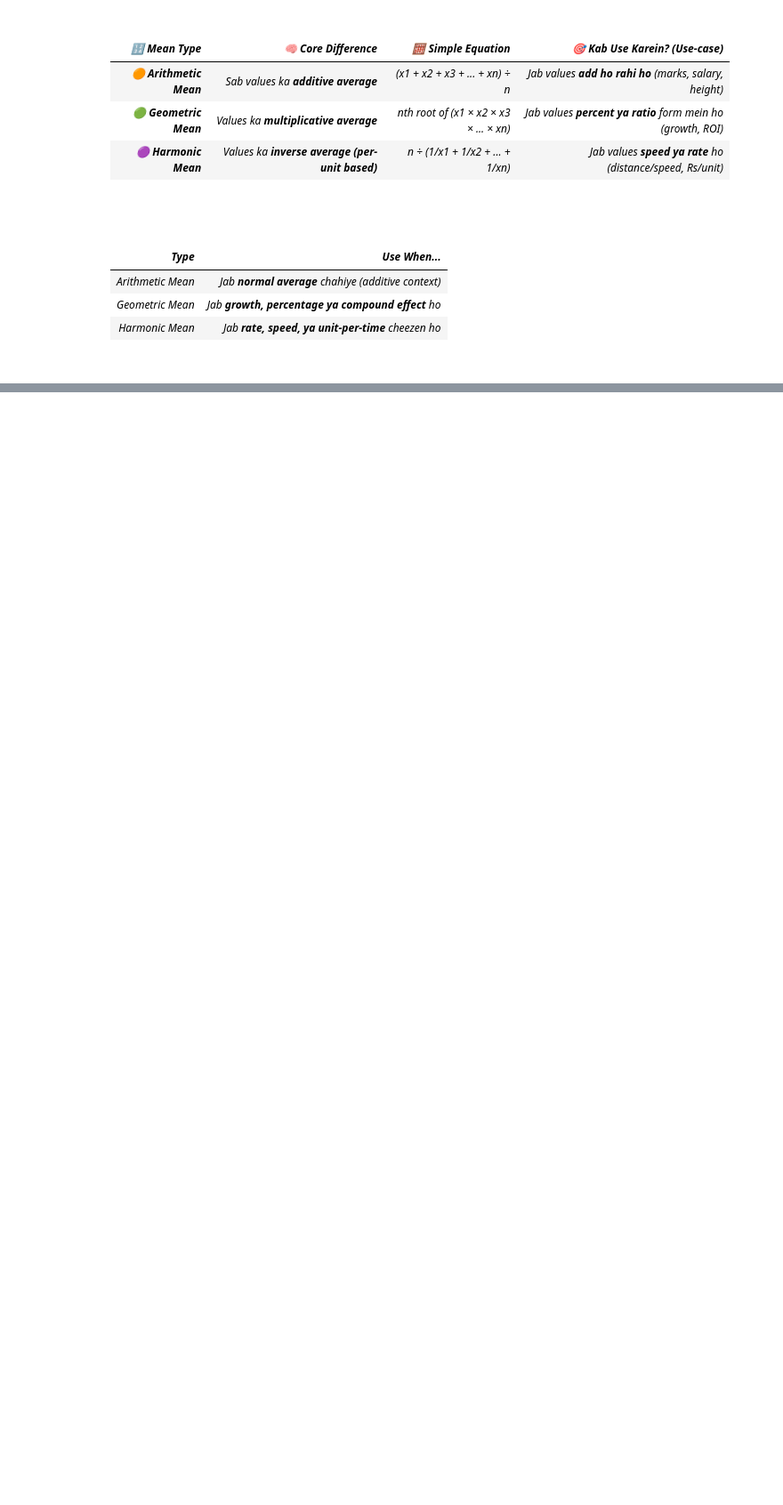
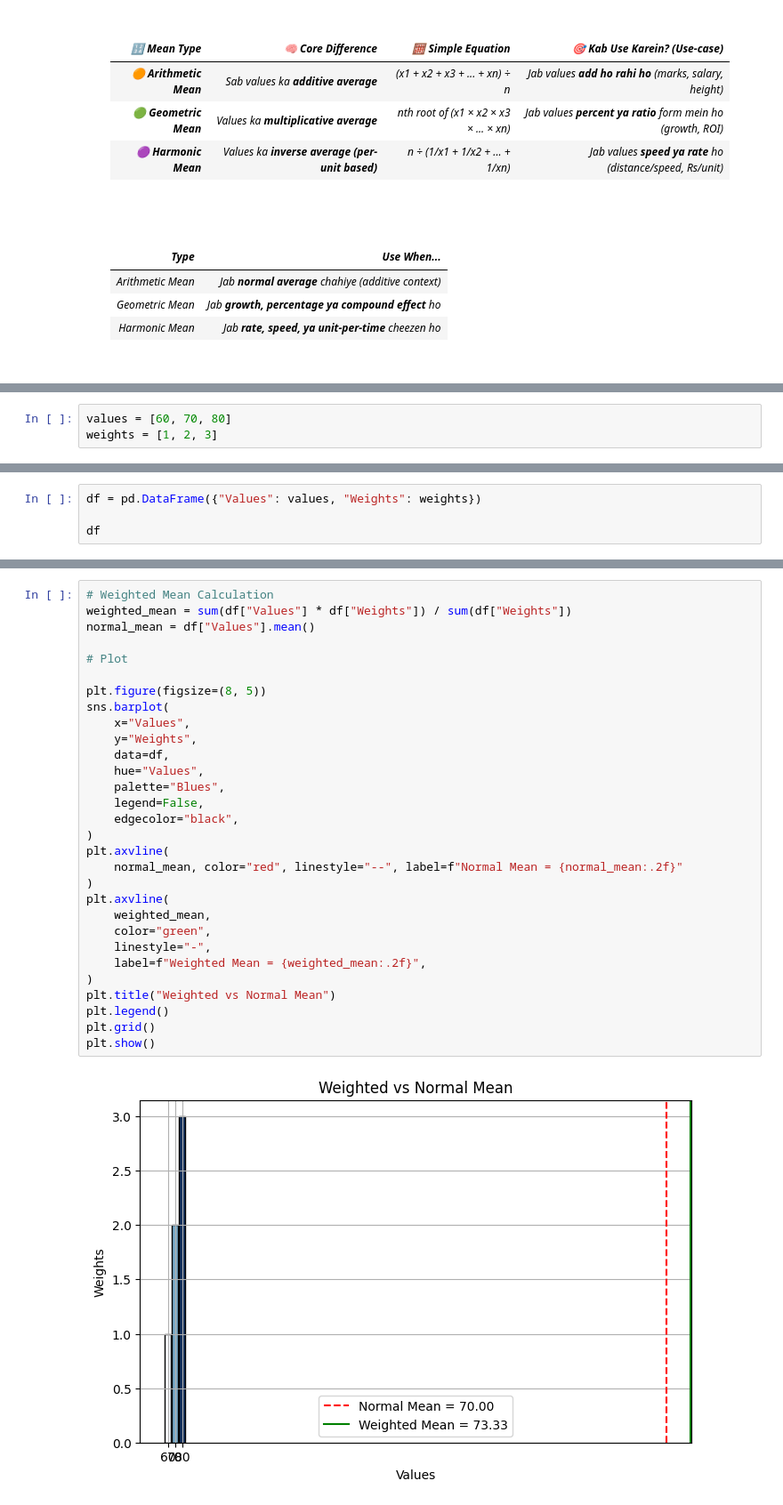
Before and after one commit to Mubeen-Ahmad/AI, a Jupyter notebook: 3.ipynb, the cells around one changed output, grey strips where cells are left out. Shown: that part at 89% size. Saved outputs shown, nothing was run; the diff lists cells and outputs as text; blank space fills up the shorter version.

```diff
--- a/3.ipynb
+++ b/3.ipynb
@@ -576,0 +818,3 @@ plt.show()
+# %%
+values = [60, 70, 80]
+weights = [1, 2, 3]
@@ -576,0 +832,4 @@ plt.show()
+# %%
+df = pd.DataFrame({"Values": values, "Weights": weights})
+
+df
@@ -576,0 +841,32 @@ plt.show()
+# %%
+# Weighted Mean Calculation
+weighted_mean = sum(df["Values"] * df["Weights"]) / sum(df["Weights"])
+normal_mean = df["Values"].mean()
+
+# Plot
+
+plt.figure(figsize=(8, 5))
+sns.barplot(
+    x="Values",
+    y="Weights",
+    data=df,
+    hue="Values",
+    palette="Blues",
+    legend=False,
+    edgecolor="black",
+)
+plt.axvline(
+    normal_mean, color="red", linestyle="--", label=f"Normal Mean = {normal_mean:.2f}"
+)
+plt.axvline(
+    weighted_mean,
+    color="green",
+    linestyle="-",
+    label=f"Weighted Mean = {weighted_mean:.2f}",
+)
+plt.title("Weighted vs Normal Mean")
+plt.legend()
+plt.grid()
+plt.show()
+# %% [output]
+[figure, added]
```
Also changed, not shown: parts of 67 cells of this notebook, 9 other files.
